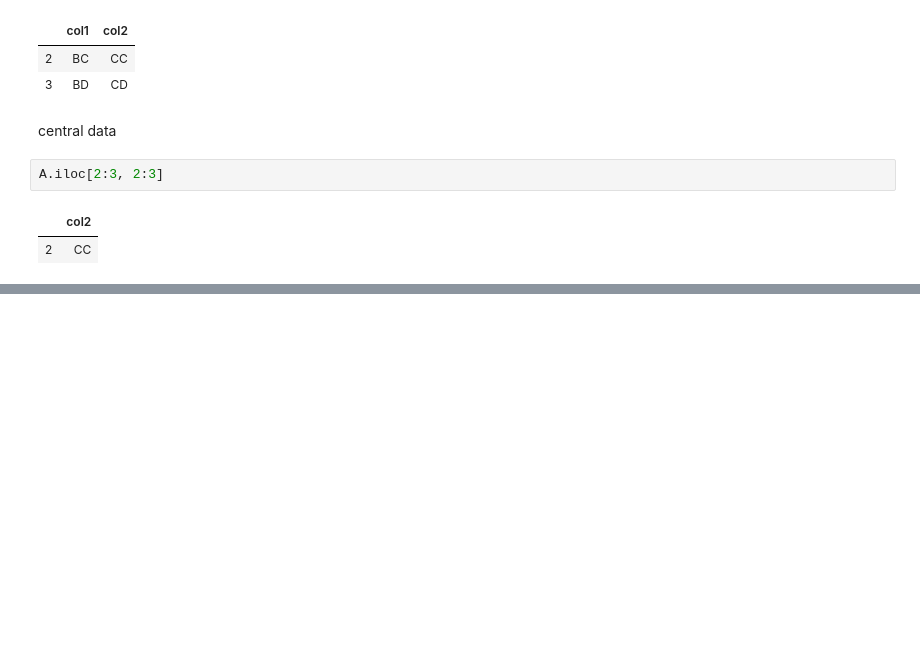
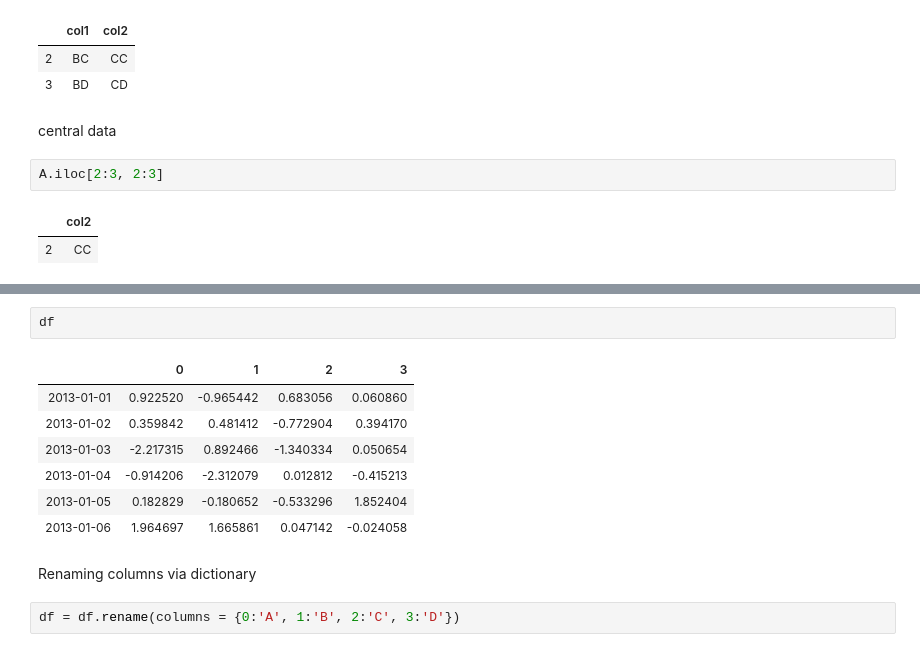
Before and after one commit to atzzom/datasc, a Jupyter notebook: A.ipynb, the cells around one changed output, grey strips where cells are left out. Saved outputs shown, nothing was run; the diff lists cells and outputs as text; blank space fills up the shorter version.

```diff
--- a/A.ipynb
+++ b/A.ipynb
@@ -270,0 +340,14 @@ A.iloc[2:3, 2:3]
+# %%
+df
+# %% [output]
+|  | 0 | 1 | 2 | 3 |
+| 2013-01-01 | 0.922520 | -0.965442 | 0.683056 | 0.060860 |
+| 2013-01-02 | 0.359842 | 0.481412 | -0.772904 | 0.394170 |
+| 2013-01-03 | -2.217315 | 0.892466 | -1.340334 | 0.050654 |
+| 2013-01-04 | -0.914206 | -2.312079 | 0.012812 | -0.415213 |
+| 2013-01-05 | 0.182829 | -0.180652 | -0.533296 | 1.852404 |
+| 2013-01-06 | 1.964697 | 1.665861 | 0.047142 | -0.024058 |
+# %% [markdown]
+Renaming columns via dictionary
+# %%
+df = df.rename(columns = {0:'A', 1:'B', 2:'C', 3:'D'})
```
Also changed, not shown: parts of 20 cells of this notebook.
